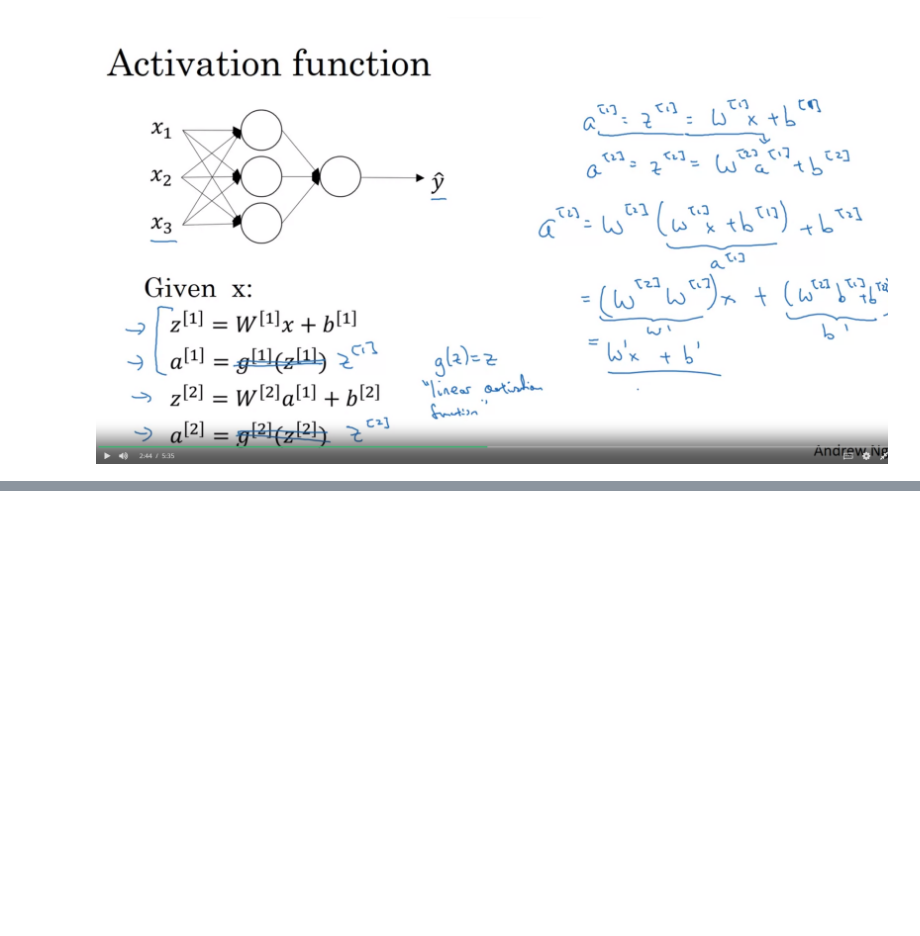
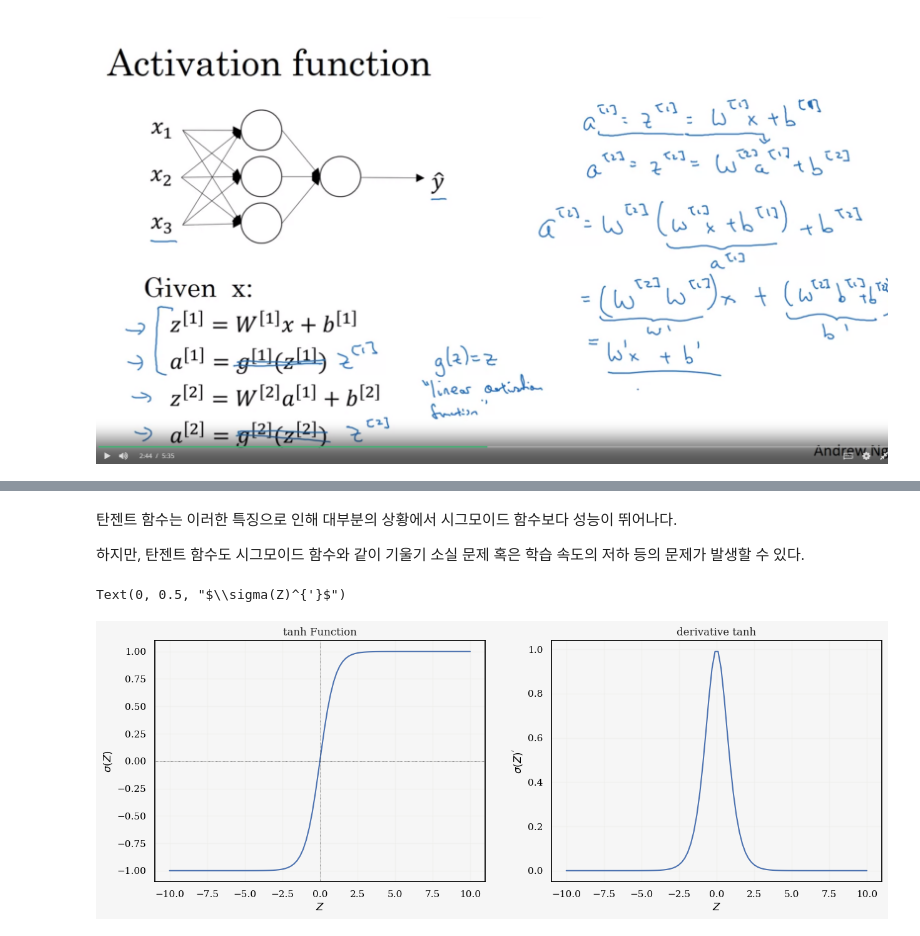
Before and after one commit to yonghyeun/Deep-learning, a Jupyter notebook: 8. activation function (sigmoid, tanh,relu , leaky relu).ipynb, the cells around one changed output, grey strips where cells are left out. Cells and saved outputs as stored; diff of their text form; code cells hidden in the pictures; blank space fills up the shorter version.

```diff
--- a/8. activation function (sigmoid, tanh,relu , leaky relu).ipynb
+++ b/8. activation function (sigmoid, tanh,relu , leaky relu).ipynb
@@ -71,0 +142,28 @@ Stacking Layers: 심층신경망은 여러 개의 레이어로 구성되며, 각
+# %% [markdown]
+탄젠트 함수는 이러한 특징으로 인해 대부분의 상황에서 시그모이드 함수보다 성능이 뛰어나다.
+
+하지만, 탄젠트 함수도 시그모이드 함수와 같이 기울기 소실 문제 혹은 학습 속도의 저하 등의 문제가 발생할 수 있다.
+# %%
+def tanh(z):
+    return (np.exp(z) - np.exp(-z))/ (np.exp(z) + np.exp(-z))
+
+def derivative_tanh(z):
+    return 1 - tanh(z)**2
+# %%
+fig,ax = plt.subplots(figsize = (15,5), ncols = 2)
+
+ax[0].plot(Z , tanh(Z))
+ax[0].set_title('tanh Function')
+ax[0].axvline(0, lw = 0.5, ls = ':' ,c = 'k')
+ax[0].axhline(0, lw = 0.5, ls = ':', c = 'k')
+
+ax[0].set_xlabel('$Z$')
+ax[0].set_ylabel('$\sigma(Z)$')
+
+ax[1].plot(Z , derivative_tanh(Z))
+ax[1].set_title('derivative tanh')
+ax[1].set_xlabel('$Z$')
+ax[1].set_ylabel("$\sigma(Z)^{'}$")
+# %% [output]
+Text(0, 0.5, "$\\sigma(Z)^{'}$")
+[figure, added]
```
Also changed, not shown: parts of 23 cells of this notebook.
